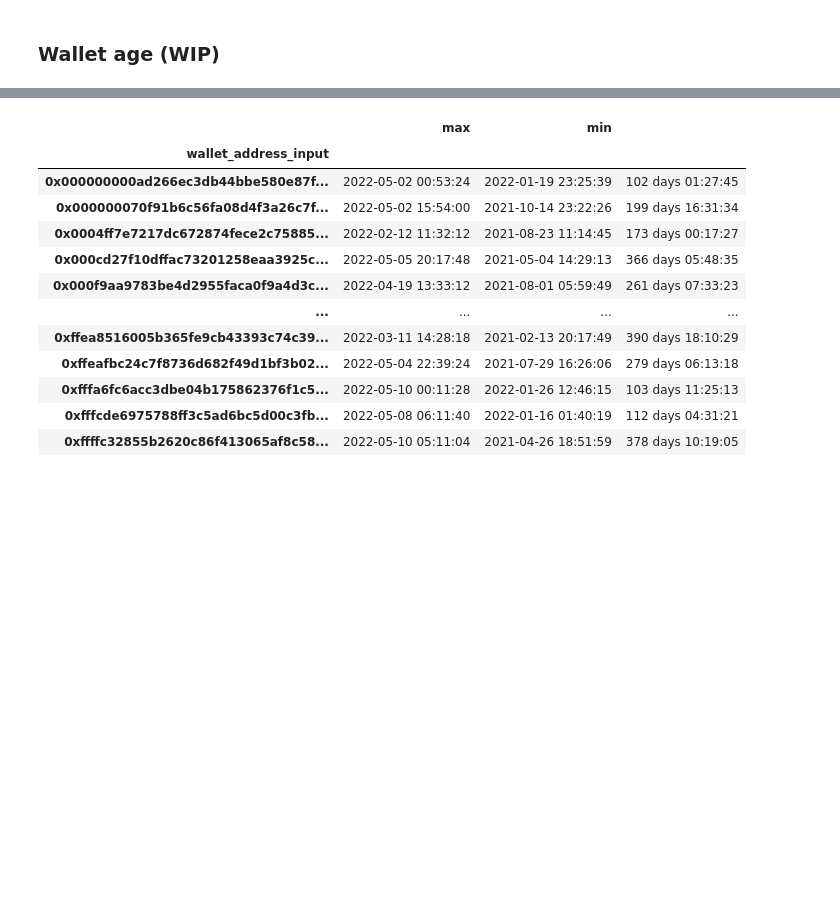
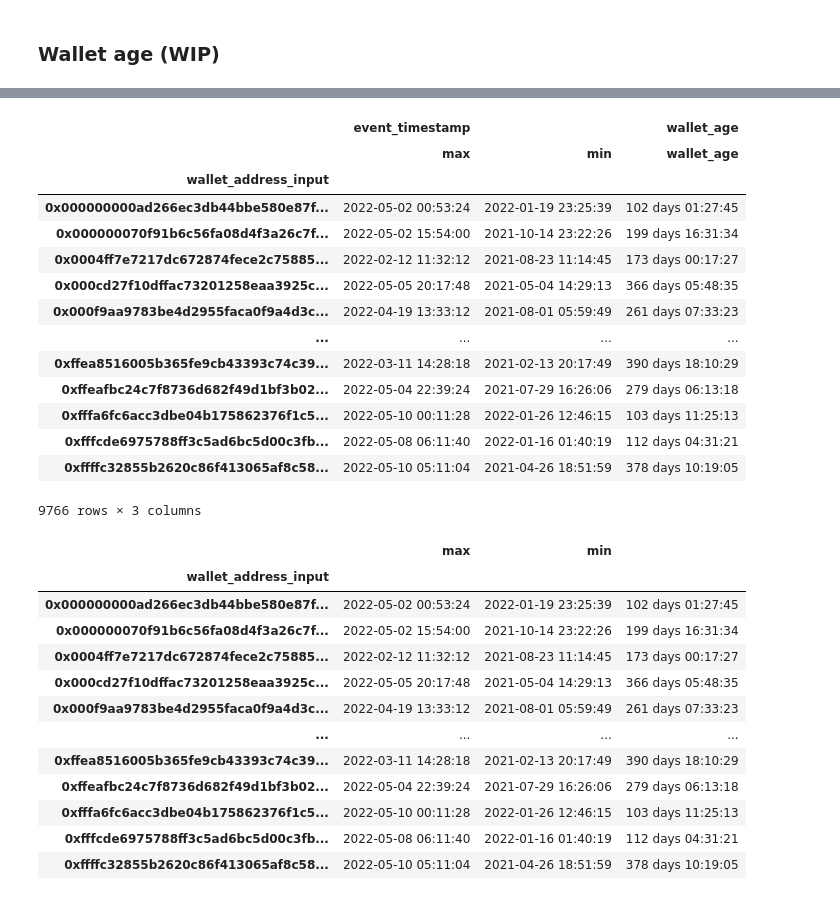
Before and after one commit to Cryptoro-DAO/OpenSea-API-crawler, a Jupyter notebook: Wallets Feature Engineering.ipynb, the cells around one changed output, grey strips where cells are left out. Drawn from its saved outputs; the diff is of its cells as text; code cells hidden in the pictures; blank space fills up the shorter version.

```diff
--- a/Wallets Feature Engineering.ipynb
+++ b/Wallets Feature Engineering.ipynb
@@ -563,4 +581,22 @@ MultiIndex([('event_timestamp',        'max'),
            )
+# %%
+df
+# %% [output]
+|  | event_timestamp |  | wallet_age |
+|  | max | min | wallet_age |
+| wallet_address_input |  |  |  |
+| 0x000000000ad266ec3db44bbe580e87f... | 2022-05-02 00:53:24 | 2022-01-19 23:25:39 | 102 days 01:27:45 |
+| 0x000000070f91b6c56fa08d4f3a26c7f... | 2022-05-02 15:54:00 | 2021-10-14 23:22:26 | 199 days 16:31:34 |
+| 0x0004ff7e7217dc672874fece2c75885... | 2022-02-12 11:32:12 | 2021-08-23 11:14:45 | 173 days 00:17:27 |
+| 0x000cd27f10dffac73201258eaa3925c... | 2022-05-05 20:17:48 | 2021-05-04 14:29:13 | 366 days 05:48:35 |
+| 0x000f9aa9783be4d2955faca0f9a4d3c... | 2022-04-19 13:33:12 | 2021-08-01 05:59:49 | 261 days 07:33:23 |
+| ... | ... | ... | ... |
+| 0xffea8516005b365fe9cb43393c74c39... | 2022-03-11 14:28:18 | 2021-02-13 20:17:49 | 390 days 18:10:29 |
+| 0xffeafbc24c7f8736d682f49d1bf3b02... | 2022-05-04 22:39:24 | 2021-07-29 16:26:06 | 279 days 06:13:18 |
+| 0xfffa6fc6acc3dbe04b175862376f1c5... | 2022-05-10 00:11:28 | 2022-01-26 12:46:15 | 103 days 11:25:13 |
+| 0xfffcde6975788ff3c5ad6bc5d00c3fb... | 2022-05-08 06:11:40 | 2022-01-16 01:40:19 | 112 days 04:31:21 |
+| 0xffffc32855b2620c86f413065af8c58... | 2022-05-10 05:11:04 | 2021-04-26 18:51:59 | 378 days 10:19:05 |
+9766 rows × 3 columns
 # %%
 df.droplevel(0, axis=1)
 # %% [output]
```
Also changed, not shown: parts of 20 cells of this notebook.
